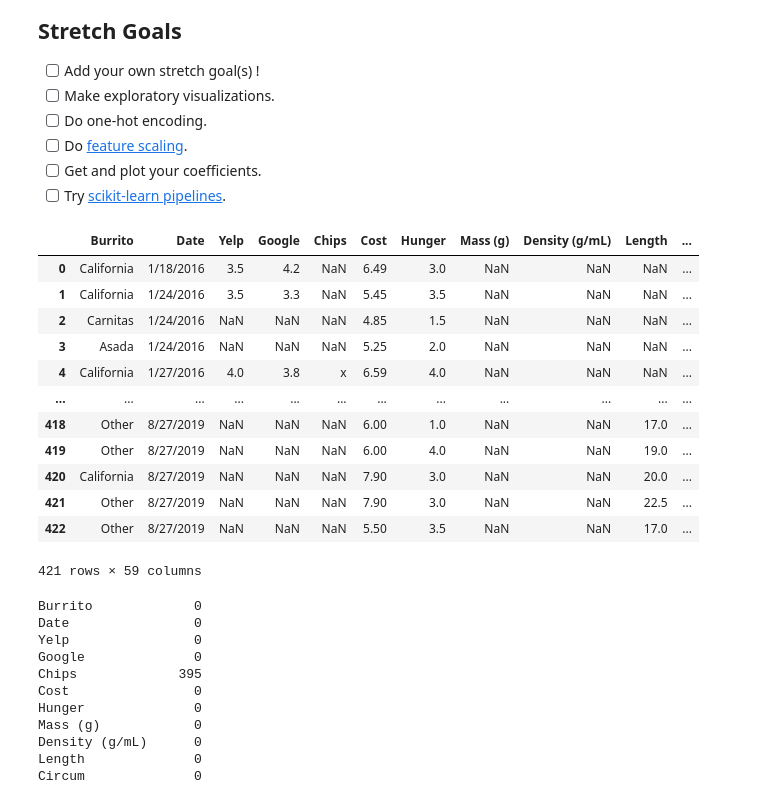
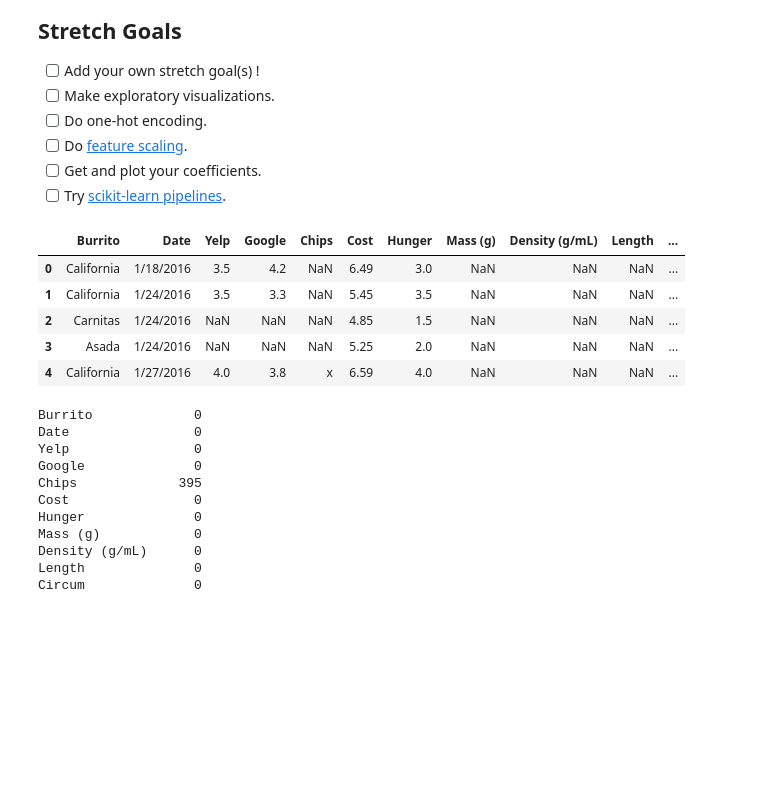
Before and after one commit to pkyle89/DS-Unit-2-Linear-Models, a Jupyter notebook: assignment_regression_classification_4.ipynb, the cells around one changed output. Saved outputs shown, nothing was run; the diff lists cells and outputs as text; code cells hidden in the pictures; blank space fills up the shorter version.

```diff
--- a/assignment_regression_classification_4.ipynb
+++ b/assignment_regression_classification_4.ipynb
@@ -76,21 +76,14 @@ df = df.drop(columns=['Notes', 'Location', 'Reviewer', 'Address', 'URL', 'Neighb
 # Drop some columns to prevent "leakage"
 df = df.drop(columns=['Rec', 'overall'])
 # %%
-df
+df.head()
 # %% [output]
 |  | Burrito | Date | Yelp | Google | Chips | Cost | Hunger | Mass (g) | Density (g/mL) | Length | ... |
 | 0 | California | 1/18/2016 | 3.5 | 4.2 | NaN | 6.49 | 3.0 | NaN | NaN | NaN | ... |
 | 1 | California | 1/24/2016 | 3.5 | 3.3 | NaN | 5.45 | 3.5 | NaN | NaN | NaN | ... |
 | 2 | Carnitas | 1/24/2016 | NaN | NaN | NaN | 4.85 | 1.5 | NaN | NaN | NaN | ... |
 | 3 | Asada | 1/24/2016 | NaN | NaN | NaN | 5.25 | 2.0 | NaN | NaN | NaN | ... |
 | 4 | California | 1/27/2016 | 4.0 | 3.8 | x | 6.59 | 4.0 | NaN | NaN | NaN | ... |
-| ... | ... | ... | ... | ... | ... | ... | ... | ... | ... | ... | ... |
-| 418 | Other | 8/27/2019 | NaN | NaN | NaN | 6.00 | 1.0 | NaN | NaN | 17.0 | ... |
-| 419 | Other | 8/27/2019 | NaN | NaN | NaN | 6.00 | 4.0 | NaN | NaN | 19.0 | ... |
-| 420 | California | 8/27/2019 | NaN | NaN | NaN | 7.90 | 3.0 | NaN | NaN | 20.0 | ... |
-| 421 | Other | 8/27/2019 | NaN | NaN | NaN | 7.90 | 3.0 | NaN | NaN | 22.5 | ... |
-| 422 | Other | 8/27/2019 | NaN | NaN | NaN | 5.50 | 3.5 | NaN | NaN | 17.0 | ... |
-421 rows × 59 columns
 # %%
 df = df.fillna(value=df.mean(skipna=True))
 df.isna().sum()
```
Also changed, not shown: parts of 7 cells of this notebook.
